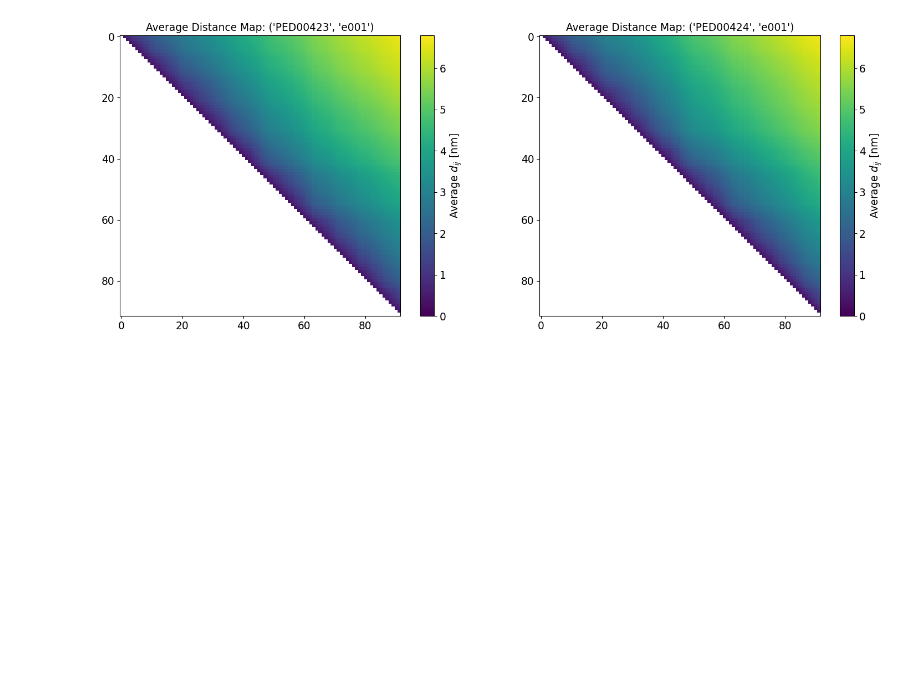
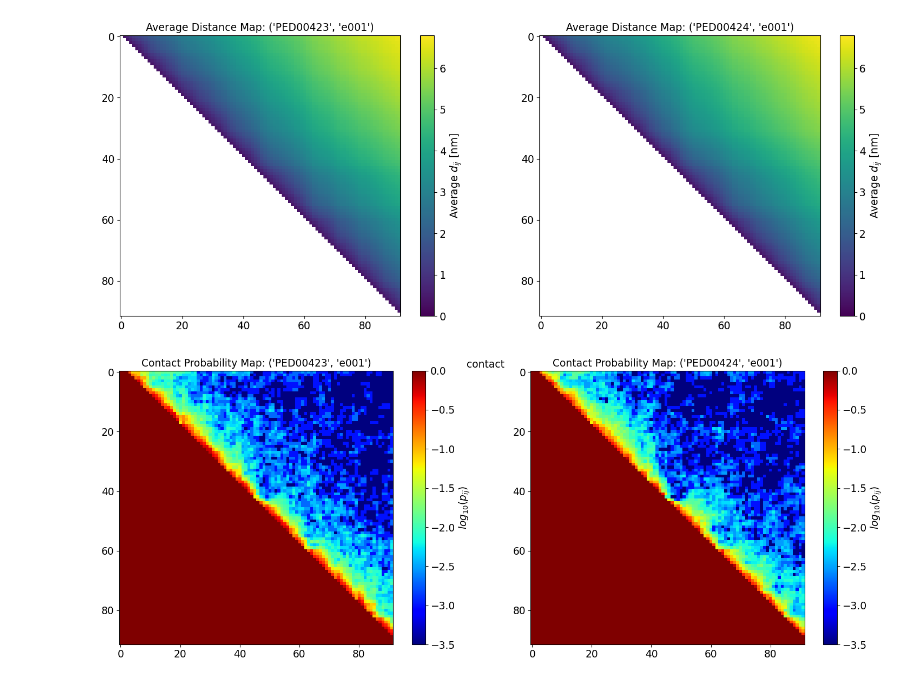
Before and after one commit to hamidrgh/EnsembleTools, a Jupyter notebook: refactored/trajectories_analysis.ipynb, the cells around one changed output. Saved outputs shown, nothing was run; the diff lists cells and outputs as text; code cells hidden in the pictures; blank space fills up the shorter version.

Commit message:
Plot cmap comparison

```diff
--- a/refactored/trajectories_analysis.ipynb
+++ b/refactored/trajectories_analysis.ipynb
@@ -56,3 +56,7 @@ analysis.trajectories_plot_rg_comparison()
 analysis.plot_average_dmap_comparison()
 # %% [output]
 [figure]
+# %%
+analysis.plot_cmap_comparison(title="contact")
+# %% [output]
+[figure, added]
```
Also changed, not shown: 2 other files.
